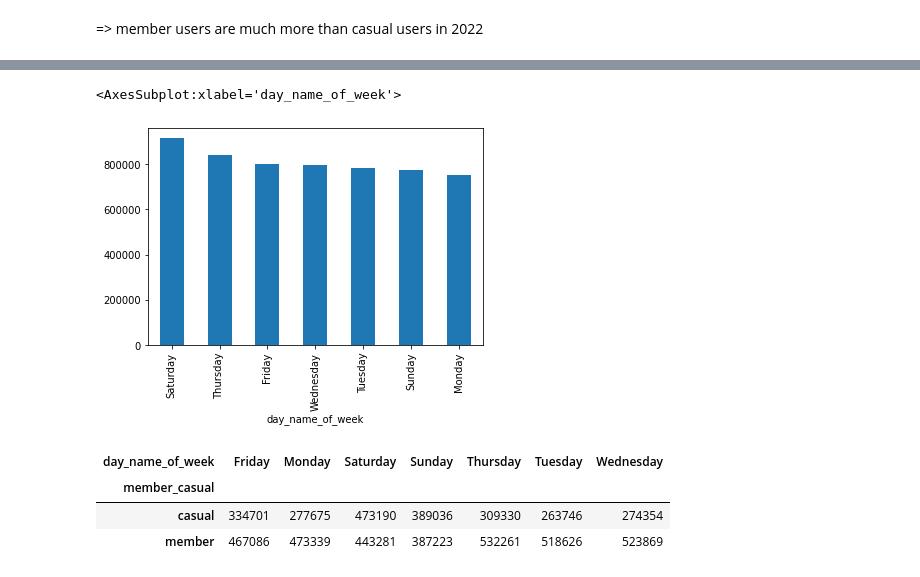
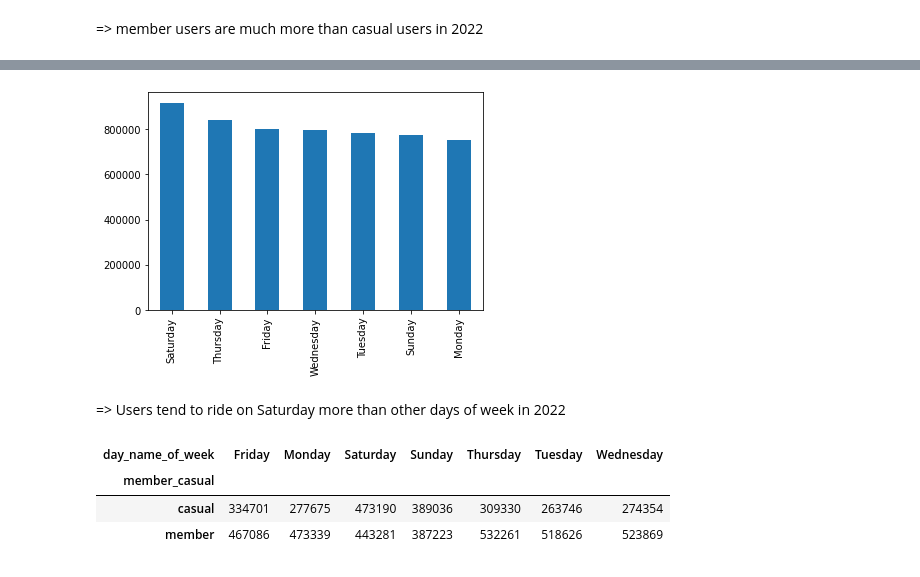
Before and after one commit to vynguyen293/Cyclistic-Bike-Share-Analysis, a Jupyter notebook: Cyclistic-Bike-Share-Analysis.ipynb, the cells around one changed output, grey strips where cells are left out. Cells and saved outputs as stored; diff of their text form; code cells hidden in the pictures.

```diff
--- a/Cyclistic-Bike-Share-Analysis.ipynb
+++ b/Cyclistic-Bike-Share-Analysis.ipynb
@@ -180,2 +145,4 @@ dtype: timedelta64[ns]
+# %%
+df['ride_length'] = df['ride_length'].astype('int64')
 # %%
 # Check the number of member and casual
@@ -208,8 +179,9 @@ dtype: int64
 # %%
-df.groupby('day_name_of_week').size().sort_values(ascending=False).plot.bar(ylim=0)
+df['day_name_of_week'].value_counts().plot.bar();
 # %% [output]
-<AxesSubplot:xlabel='day_name_of_week'>
-[figure, old version]
+[figure, new version]
+# %% [markdown]
+=> Users tend to ride on Saturday more than other days of week in 2022
 # %%
 # Contingency table
 table = pd.crosstab(df['member_casual'], df['day_name_of_week'])
```
Also changed, not shown: parts of 23 cells of this notebook.
